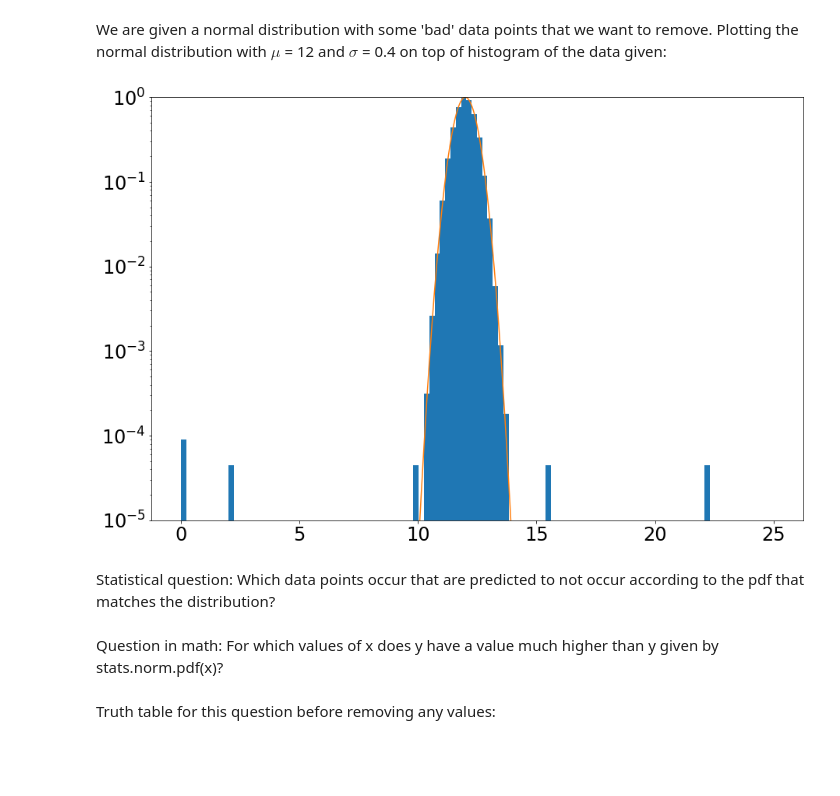
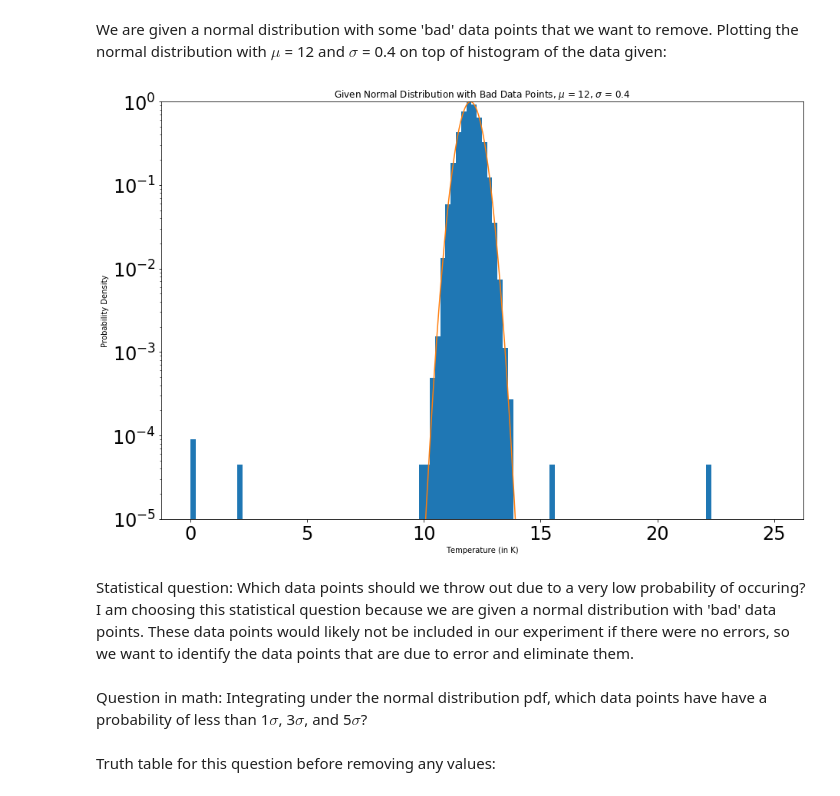
Before and after one commit to nroth12uw/Lab1_PHYS434, a Jupyter notebook: Lab3.ipynb, the cells around one changed output. Drawn from its saved outputs; the diff is of its cells as text; code cells hidden in the pictures; blank space fills up the shorter version.

```diff
--- a/Lab3.ipynb
+++ b/Lab3.ipynb
@@ -24,21 +24,22 @@ We are given a normal distribution with some 'bad' data points that we want to r
 # %%
 d = np.append(stats.norm.rvs(loc = 12., scale = 0.4, size = 100000), [10., 10.3, 2.1, 0., 0., 15.6, 22.3, 12.7])
 fig, ax = plt.subplots(1, 1)
 ax.hist(d,100, density=True)
 x = np.linspace(0, 25, 1000)
 plt.plot(x, stats.norm.pdf(x, 12, 0.4))
 plt.tick_params(labelsize = 24)
 plt.yscale('log')
 plt.ylim(10e-6, 1)
-#x = np.linspace(4.95,5.05,1000)
-#ax.plot(x,stats.norm.pdf(x,loc = 5., scale = 0.01),linewidth = 8,alpha = 0.7)
+plt.xlabel('Temperature (in K)')
+plt.ylabel('Probability Density')
+plt.title('Given Normal Distribution with Bad Data Points, $\mu$ = 12, $\sigma$ = 0.4')
 plt.show()
 # %% [output]
-[figure, old version]
+[figure, new version]
-# %% [markdown]
-Statistical question: Which data points occur that are predicted to not occur according to the pdf that matches the distribution?
-# %% [markdown]
-Question in math: For which values of x does y have a value much higher than y given by stats.norm.pdf(x)?
+# %% [markdown]
+Statistical question: Which data points should we throw out due to a very low probability of occuring? I am choosing this statistical question because we are given a normal distribution with 'bad' data points. These data points would likely not be included in our experiment if there were no errors, so we want to identify the data points that are due to error and eliminate them.
+# %% [markdown]
+Question in math: Integrating under the normal distribution pdf, which data points have have a probability of less than 1$\sigma$, 3$\sigma$, and 5$\sigma$?
 # %% [markdown]
 Truth table for this question before removing any values:
 # %%
```
Also changed, not shown: parts of 45 cells of this notebook.
